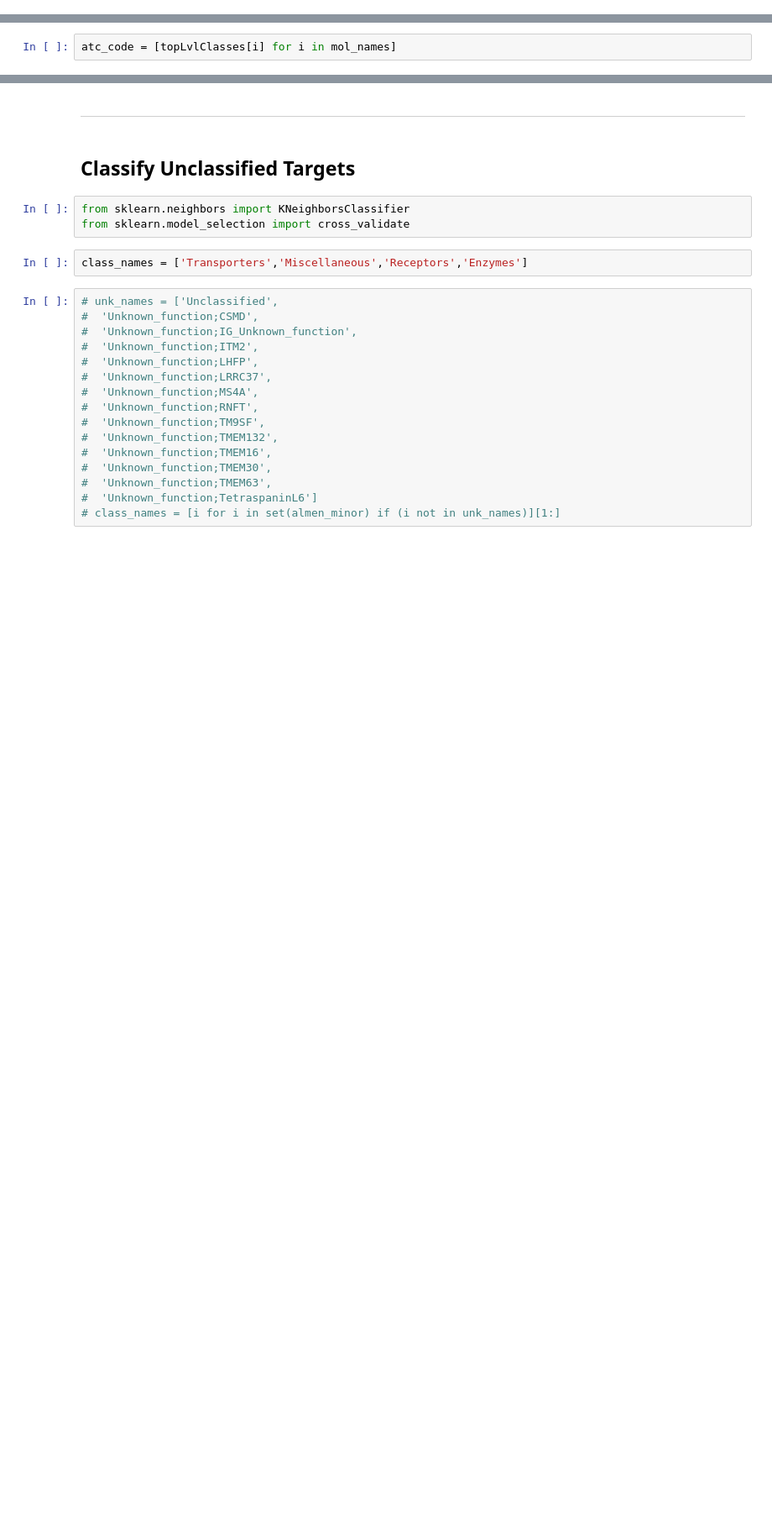
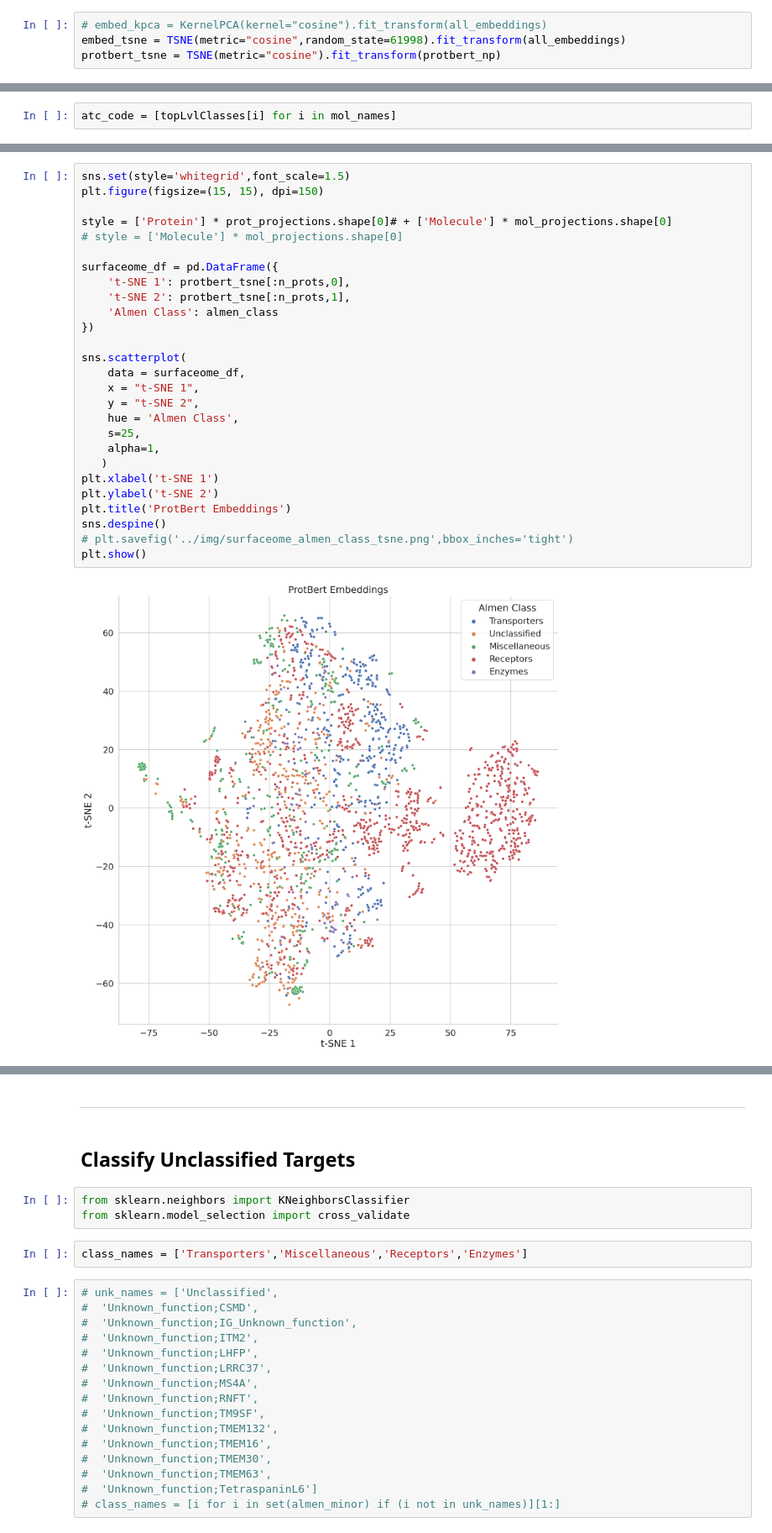
Before and after one commit to samsledje/ConPLex_dev, a Jupyter notebook: nb/DrugBank x Surfaceome.ipynb, the cells around one changed output, grey strips where cells are left out. Shown at 84% size. Drawn from its saved outputs; the diff is of its cells as text; blank space fills up the shorter version.

```diff
--- a/nb/DrugBank x Surfaceome.ipynb
+++ b/nb/DrugBank x Surfaceome.ipynb
@@ -330,0 +342,4 @@ embed_tsne = TSNE(metric="cosine").fit_transform(all_embeddings)
+# %%
+# embed_kpca = KernelPCA(kernel="cosine").fit_transform(all_embeddings)
+embed_tsne = TSNE(metric="cosine",random_state=61998).fit_transform(all_embeddings)
+protbert_tsne = TSNE(metric="cosine").fit_transform(protbert_np)
@@ -422,0 +449,29 @@ plt.show()
+# %%
+sns.set(style='whitegrid',font_scale=1.5)
+plt.figure(figsize=(15, 15), dpi=150)
+
+style = ['Protein'] * prot_projections.shape[0]# + ['Molecule'] * mol_projections.shape[0]
+# style = ['Molecule'] * mol_projections.shape[0]
+
+surfaceome_df = pd.DataFrame({
+    't-SNE 1': protbert_tsne[:n_prots,0],
+    't-SNE 2': protbert_tsne[:n_prots,1],
+    'Almen Class': almen_class
+})
+
+sns.scatterplot(
+    data = surfaceome_df,
+    x = "t-SNE 1",
+    y = "t-SNE 2",
+    hue = 'Almen Class',
+    s=25,
+    alpha=1,
+   )
+plt.xlabel('t-SNE 1')
+plt.ylabel('t-SNE 2')
+plt.title('ProtBert Embeddings')
+sns.despine()
+# plt.savefig('../img/surfaceome_almen_class_tsne.png',bbox_inches='tight')
+plt.show()
+# %% [output]
+[figure, added]
```
Also changed, not shown: parts of 42 cells of this notebook, 16 other files.
